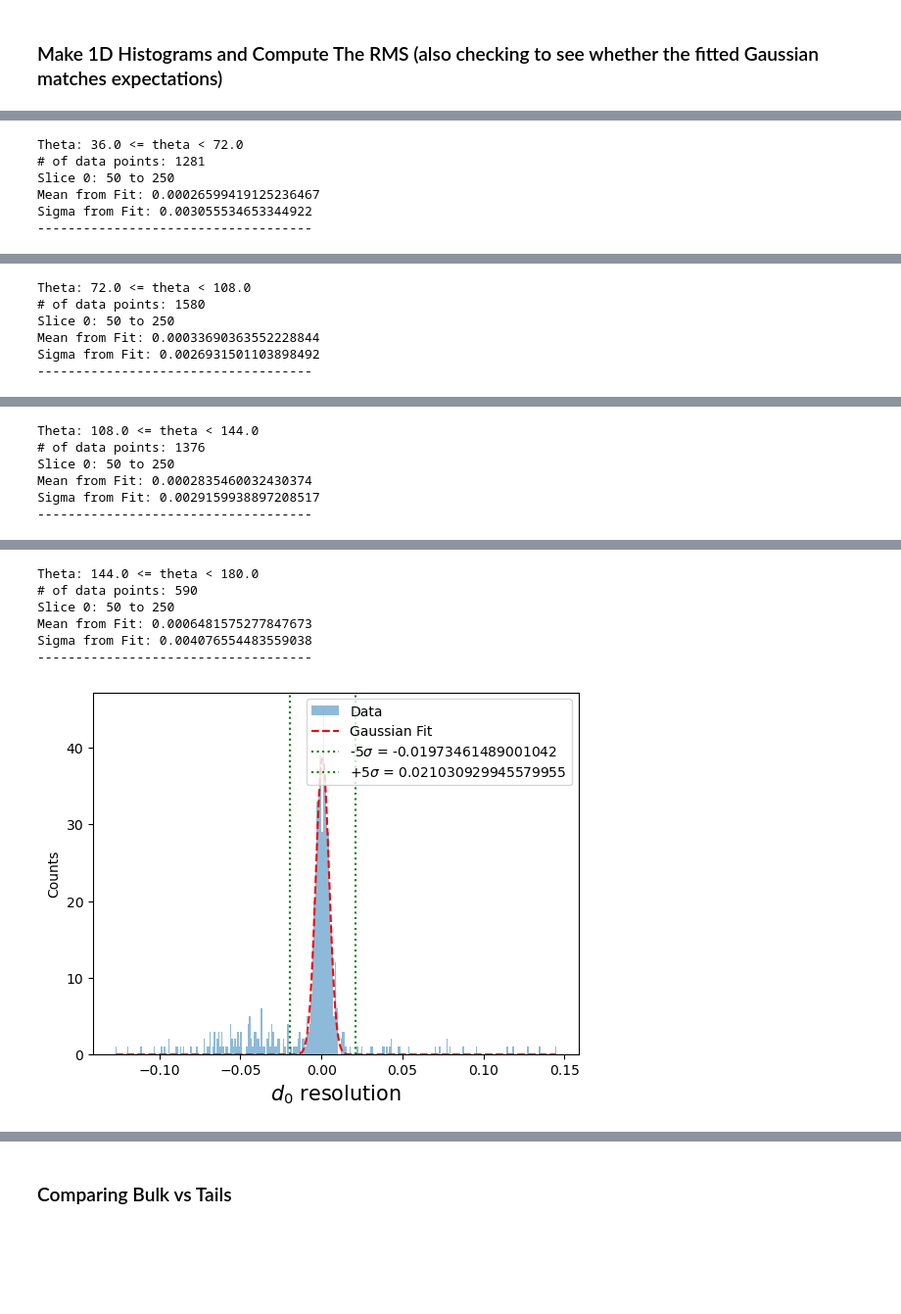
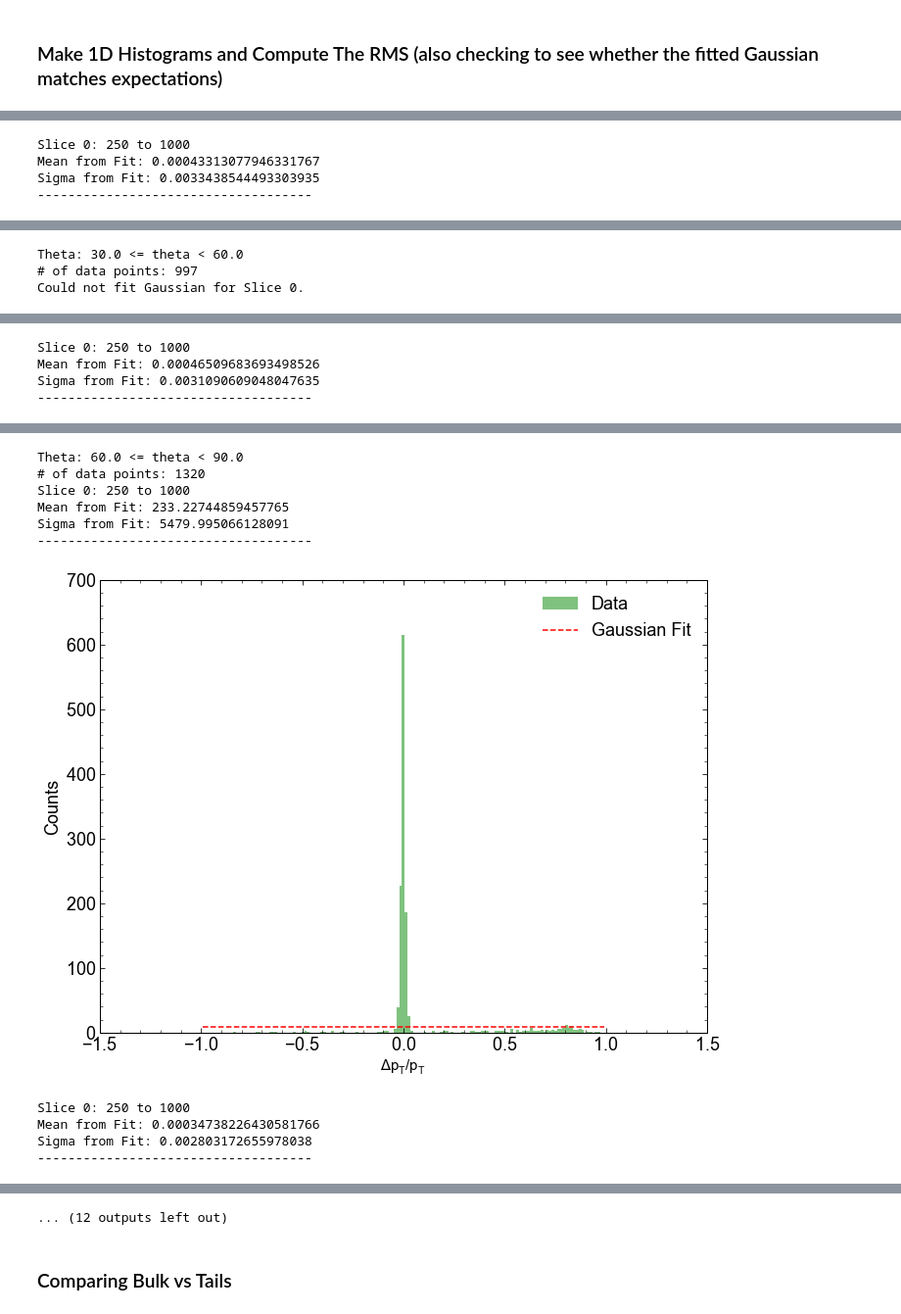
Before and after one commit to kdp-lab/maia_detector_paper, a Jupyter notebook: json_analysis.ipynb, the cells around one changed output, grey strips where cells are left out. Shown at 98% size. Drawn from its saved outputs; the diff is of its cells as text; code cells hidden in the pictures; blank space fills up the shorter version.

```diff
--- a/json_analysis.ipynb
+++ b/json_analysis.ipynb
@@ -488,7 +558,7 @@ for i in range(len(theta_all)):
     z = pt_res_all[i]
     w = pt_match_all[i]
     # Create a boolean mask for the condition
-    theta_cut = (0 <= x) & (x < 90)
+    theta_cut = (0 <= x) & (x < 180)
     pt_res_cut = [np.abs(pt_resolution[0]) < 1 for pt_resolution in z]
     # Apply the mask to filter the arrays
     mask = theta_cut & pt_res_cut
@@ -501,10 +571,11 @@ for i in range(len(theta_all)):
     pt_res_all_masked.append(z_masked)
     pt_match_all_masked.append(w_masked)
 # theta_all = ak.concatenate([theta_0_50, theta_50_250, theta_match],axis = 0)
-numpoints = 8
+numpoints = 6
 d0_ylim = (0,0.008)
-pt_ylim = (0,0.05)
-plotrms_multi(theta_all_masked,d0_all_masked, bins = numpoints, ylim = d0_ylim,labels = ['pT = 0-50 GeV', 'pT = 50-250 GeV', 'pT = 250-1000 GeV'], xlabel = r'$\theta[^{\circ}]$', ylabel = r'$\sigma(\Delta d_0)$[mm] ', title = r'Single $\mu^{\pm}$ no BIB @ 10TeV')
-plotrms_multi(theta_all_masked,pt_res_all_masked, bins = numpoints, ylim = pt_ylim, labels = ['pT = 0-50 GeV', 'pT = 50-250 GeV', 'pT = 250-1000 GeV'], xlabel = r'$\theta[^{\circ}]$', ylabel = r'$\sigma(\Delta p_T/p_T)$ ', title = r'Single $\mu^{\pm}$ no BIB @ 10TeV')
-plotrms_multi(pt_match_all_masked,pt_res_all_masked, bins = 5, labels = ['pT = 0-50 GeV', 'pT = 50-250 GeV', 'pT = 250-1000 GeV'], xlabel = r'$p_T$', ylabel = r'$\sigma(\Delta p_T/p_T)$ ', title = r'Single $\mu^{\pm}$ no BIB @ 10TeV')
+pt_ylim = (0,0.04)
+plotrms_multi(theta_all_masked,d0_all_masked, bins = numpoints, ylim = d0_ylim,labels = ['pT = 0-50 GeV', 'pT = 50-250 GeV', 'pT = 250-1000 GeV'], xlabel = r'$\theta[\degree]$', ylabel = r'$\sigma(\Delta d_0)$[mm] ', title = r'Single $\mu^{\pm}$ no BIB @ 10TeV')
+plotrms_multi(theta_all_masked,pt_res_all_masked, bins = numpoints, ylim = pt_ylim, labels = ['pT = 0-50 GeV', 'pT = 50-250 GeV', 'pT = 250-1000 GeV'], xlabel = r'$\theta[\degree]$', ylabel = r'$\sigma(\Delta p_T/p_T)$ ', title = r'Single $\mu^{\pm}$ no BIB @ 10TeV')
+plotrms_multi(pt_match_all_masked,pt_res_all_masked, bins = 5, labels = ['_','_','_'], xlabel = r'$p_T$ [GeV]', ylabel = r'$\sigma(\Delta p_T/p_T)$ ', title = r'Single $\mu^{\pm}$ no BIB @ 10TeV')
+plotrms_multi(pt_match_all_masked,d0_all_masked, bins = 5, labels = ['_','_','_'], xlabel = r'$p_T$ [GeV]', ylabel = r'$\sigma(\Delta d_0)$ ', title = r'Single $\mu^{\pm}$ no BIB @ 10TeV')
 # %% [output]
@@ -523,26 +588,30 @@ plotrms_multi(pt_match_all_masked,pt_res_all_masked, bins = 5, labels = ['pT = 0
 # %%
 d0_bins = 300#np.linspace(-0.1, 0.1, 300) # Seems to work fine using either linspace or just a number
-pt_bins = np.linspace(-10, 10, 100) # Unless there is a very hard cut on the pt_res (< ~1), use linspace between -1,1, but even then not great in endcaps
+pt_bins = np.linspace(-1, 1, 150) # Unless there is a very hard cut on the pt_res (< ~1), use linspace between -1,1, but even then not great in endcaps
 eta_bins = np.linspace(-2.7, 2.7, 100)
 chi2ndf_bins = np.linspace(0, 2, 100)
 nhits_bins = np.linspace(0, 20, 100)
 x_bins_50_250 = np.array([50,250])
 x_bins_250_1000 = np.array([250,1000])
-d0_title = r'$d_0$ resolution'
+d0_title = r'$\Delta D_0$'
 pt_title = r'$\Delta p_T$'
-theta_bins = 5
-which_pt = pt_50_250 # 0-50, 50-250, 250-1000
-which_theta = theta_50_250 # THIS HAS TO BE THE SAME AS which_pt!!!!
+theta_bins = 6
+which_pt = pt_250_1000 # 0-50, 50-250, 250-1000
+which_theta = theta_250_1000 # THIS HAS TO BE THE SAME AS which_pt!!!!
 for i in range(theta_bins):
     print(r'Theta:', (180/theta_bins)*i, r'<= theta <', (180/theta_bins)*(i+1))
-    theta_bin = ((180/theta_bins)*i <= which_theta) & (which_theta < (180/theta_bins)*(i+1)) & [np.abs(pt_resolution[0]) < 1 for pt_resolution in which_pt['pt_res']]
+    theta_bin = ((180/theta_bins)*i <= which_theta) & (which_theta < (180/theta_bins)*(i+1)) & [np.abs(pt_resolution[0]) < 10000 for pt_resolution in which_pt['pt_res']]
     # print(which_pt['pt_res'][theta_cut])
     count = 0
     for x in theta_bin:
         if x[0] == True:
             count +=1
     print("# of data points:", count)
-    #plotrms_slice(which_pt['pt_match'][theta_bin], (which_pt['pt_res']*which_pt['pt_match'])[theta_bin], x_bins = x_bins_50_250, bins=pt_bins, title=pt_title, rv = False, sigma5 = False)
-    plotrms_slice(which_pt['pt_match'][theta_bin], which_pt['d0_res_match'][theta_bin], x_bins = x_bins_50_250, bins=d0_bins, title=d0_title, rv = False, sigma5 = True)
-# sigma,mean = plotrms_slice(which_pt['pt_match'], which_pt['pt_res'], x_bins = x_bins_50_250, bins=pT_bins, title=pt_title, rv = True, sigma5 = True)
+    # First one has dpT, second one has dpT/pT
+    #plotrms_slice(which_pt['pt_match'][theta_bin], (which_pt['pt_res']*which_pt['pt_match'])[theta_bin], x_bins = x_bins_250_1000, bins=pt_bins, title=pt_title, rv = False, sigma5 = False)
+    plotrms_slice(which_pt['pt_match'][theta_bin], which_pt['pt_res'][theta_bin], x_bins = x_bins_250_1000, bins=pt_bins, title=pt_title+r'/$p_T$', rv = False, sigma5 = False)
+    plotrms_slice(which_pt['pt_match'][theta_bin], which_pt['d0_res_match'][theta_bin], x_bins = x_bins_250_1000, bins=d0_bins, title=d0_title, rv = False, sigma5 = False)
+    # if i == 5:
+    #     break
+# sigma,mean = plotrms_slice(which_pt['pt_match'], which_pt['pt_res'], x_bins = x_bins_250_1000, bins=pT_bins, title=pt_title, rv = True, sigma5 = True)
 # %% [output]
@@ -556,6 +625,4 @@ Sigma from Fit: 0.003022723244336645
-Theta: 36.0 <= theta < 72.0
-# of data points: 1281
-Slice 0: 50 to 250
-Mean from Fit: 0.00026599419125236467
-Sigma from Fit: 0.003055534653344922
+Slice 0: 250 to 1000
+Mean from Fit: 0.00043313077946331767
+Sigma from Fit: 0.0033438544493303935
 ------------------------------------
@@ -563,6 +630,3 @@ Sigma from Fit: 0.003055534653344922
-Theta: 72.0 <= theta < 108.0
-# of data points: 1580
-Slice 0: 50 to 250
-Mean from Fit: 0.00033690363552228844
-Sigma from Fit: 0.0026931501103898492
-------------------------------------
+Theta: 30.0 <= theta < 60.0
+# of data points: 997
+Could not fit Gaussian for Slice 0.
@@ -570,6 +634,4 @@ Sigma from Fit: 0.0026931501103898492
-Theta: 108.0 <= theta < 144.0
-# of data points: 1376
-Slice 0: 50 to 250
-Mean from Fit: 0.0002835460032430374
-Sigma from Fit: 0.0029159938897208517
+Slice 0: 250 to 1000
+Mean from Fit: 0.00046509683693498526
+Sigma from Fit: 0.0031090609048047635
 ------------------------------------
@@ -577,7 +639,11 @@ Sigma from Fit: 0.0029159938897208517
-Theta: 144.0 <= theta < 180.0
-# of data points: 590
-Slice 0: 50 to 250
-Mean from Fit: 0.0006481575277847673
-Sigma from Fit: 0.004076554483559038
+Theta: 60.0 <= theta < 90.0
+# of data points: 1320
+Slice 0: 250 to 1000
+Mean from Fit: 233.22744859457765
+Sigma from Fit: 5479.995066128091
 ------------------------------------
-[figure, old version]
+[figure, new version]
+Slice 0: 250 to 1000
+Mean from Fit: 0.00034738226430581766
+Sigma from Fit: 0.002803172655978038
+------------------------------------
@@ -584,3 +651,4 @@ Sigma from Fit: 0.004076554483559038
+... (12 outputs left out)
 # %% [markdown]
 ### Comparing Bulk vs Tails
 # %%
```
Also changed, not shown: parts of 16 cells of this notebook.
